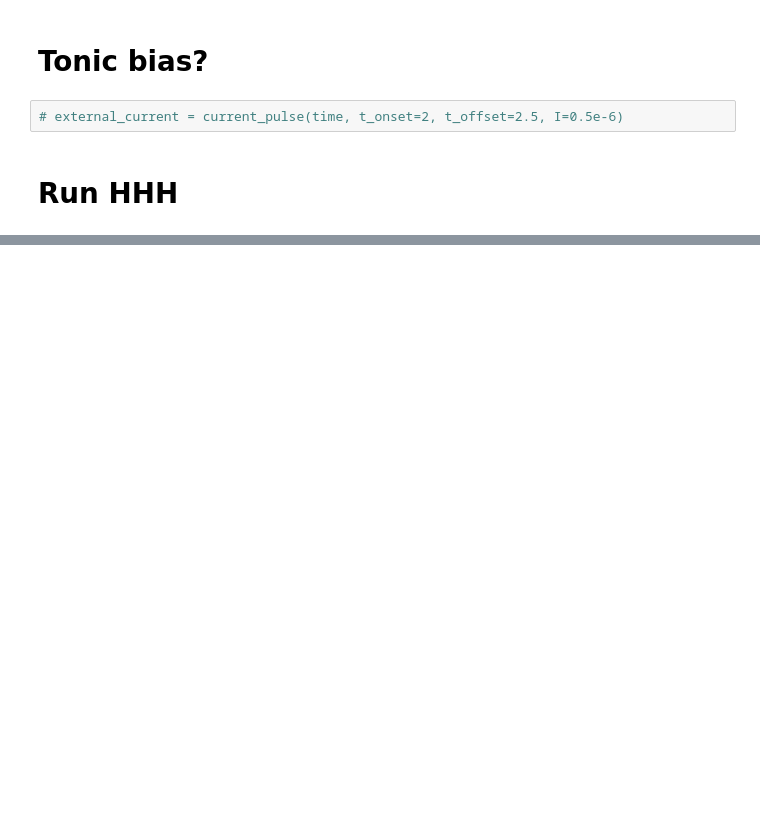
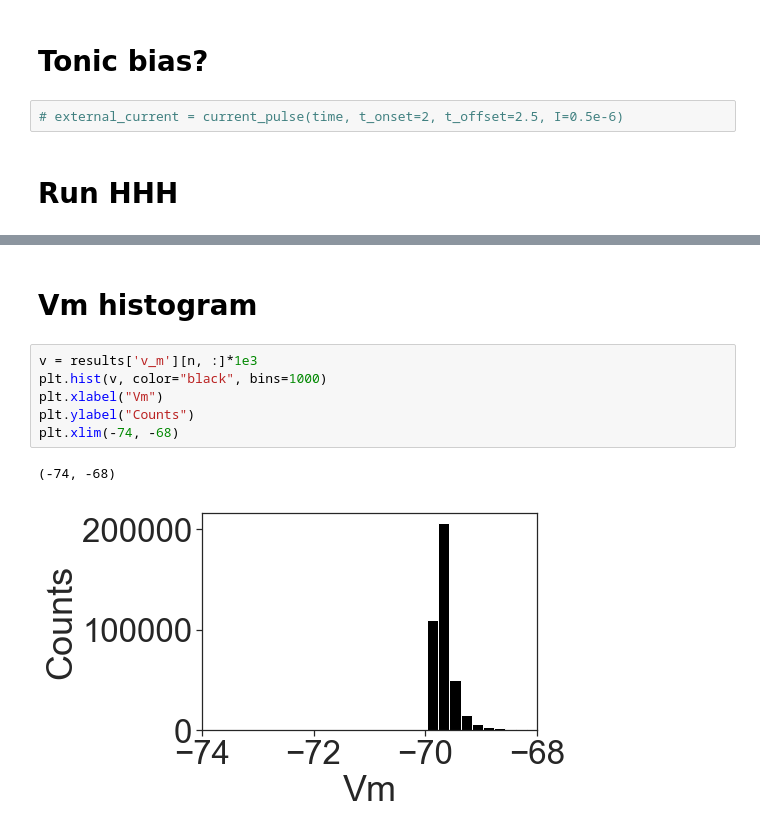
Before and after one commit to voytekresearch/resistingrhythm, a Jupyter notebook: resistingrhythm/ipynb/testing_HHH.ipynb, the cells around one changed output, grey strips where cells are left out. Cells and saved outputs as stored; diff of their text form; blank space fills up the shorter version.

```diff
--- a/resistingrhythm/ipynb/testing_HHH.ipynb
+++ b/resistingrhythm/ipynb/testing_HHH.ipynb
@@ -178,0 +171,11 @@ sns.despine()
+# %% [markdown]
+# Vm histogram
+# %%
+v = results['v_m'][n, :]*1e3
+plt.hist(v, color="black", bins=1000)
+plt.xlabel("Vm")
+plt.ylabel("Counts")
+plt.xlim(-74, -68)
+# %% [output]
+(-74, -68)
+[figure, added]
```
Also changed, not shown: parts of 6 cells of this notebook.
